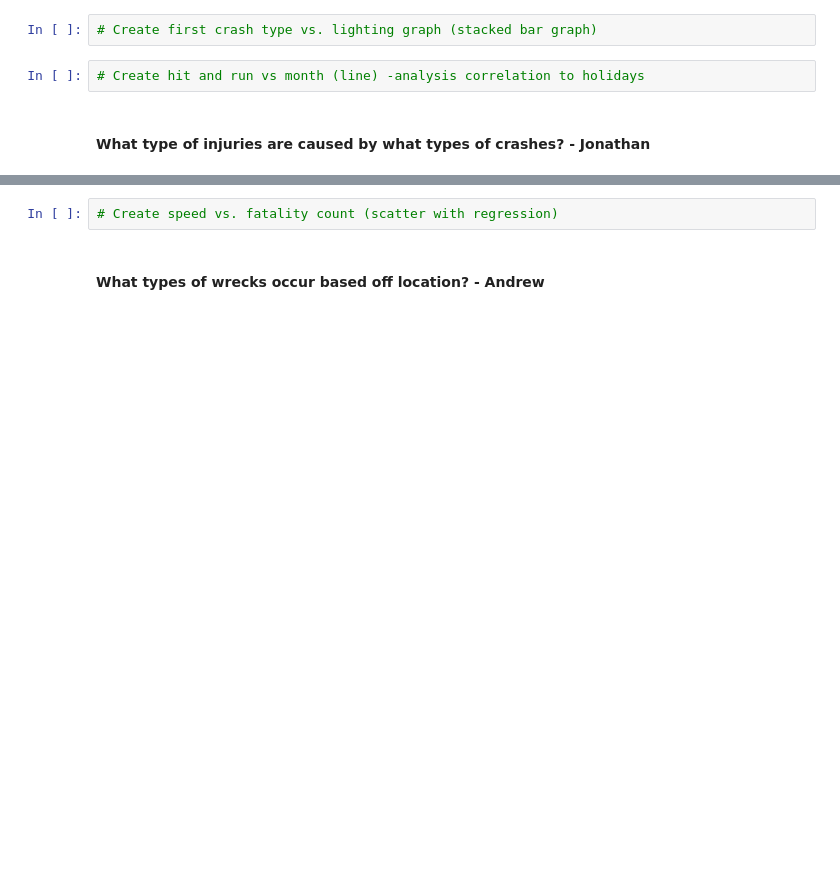
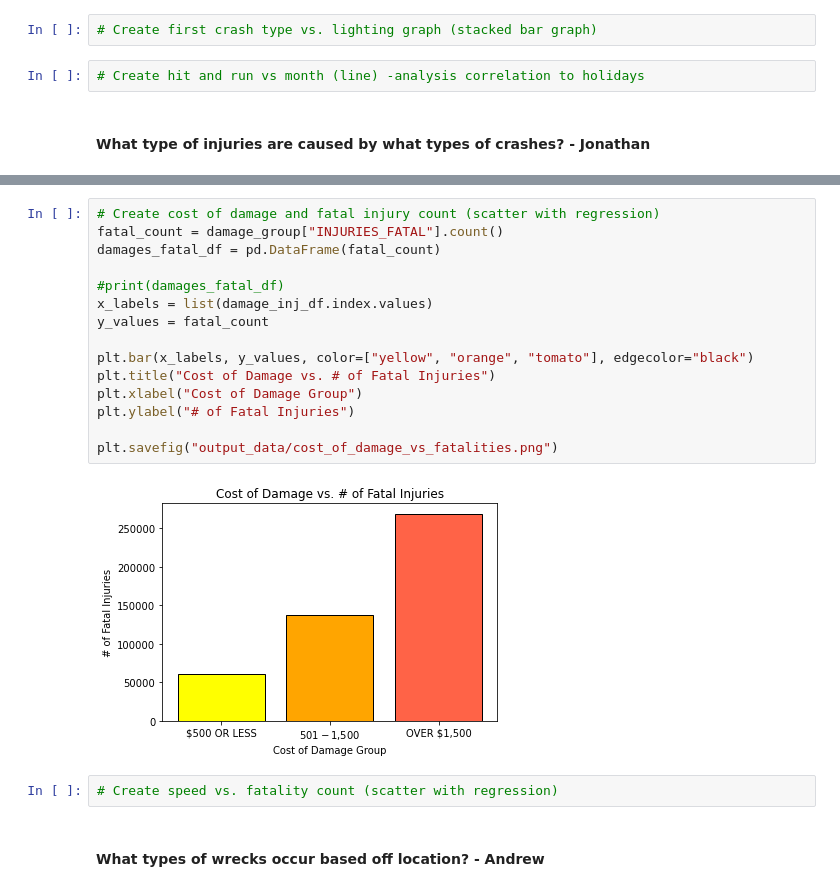
Before and after one commit to andrewbankston/project-one, a Jupyter notebook: Chicago_Crashes.ipynb, the cells around one changed output, grey strips where cells are left out. Drawn from its saved outputs; the diff is of its cells as text; blank space fills up the shorter version.

```diff
--- a/Chicago_Crashes.ipynb
+++ b/Chicago_Crashes.ipynb
@@ -57,3 +78,20 @@ gmaps.configure(api_key=gmaps_key)
+# %%
+# Create cost of damage and fatal injury count (scatter with regression)
+fatal_count = damage_group["INJURIES_FATAL"].count()
+damages_fatal_df = pd.DataFrame(fatal_count)
+
+#print(damages_fatal_df)
+x_labels = list(damage_inj_df.index.values)
+y_values = fatal_count
+
+plt.bar(x_labels, y_values, color=["yellow", "orange", "tomato"], edgecolor="black")
+plt.title("Cost of Damage vs. # of Fatal Injuries")
+plt.xlabel("Cost of Damage Group")
+plt.ylabel("# of Fatal Injuries")
+
+plt.savefig("output_data/cost_of_damage_vs_fatalities.png")
+# %% [output]
+[figure, added]
 # %%
 # Create speed vs. fatality count (scatter with regression)
 # %% [markdown]
```
Also changed, not shown: parts of 5 cells of this notebook, 3 other files.
